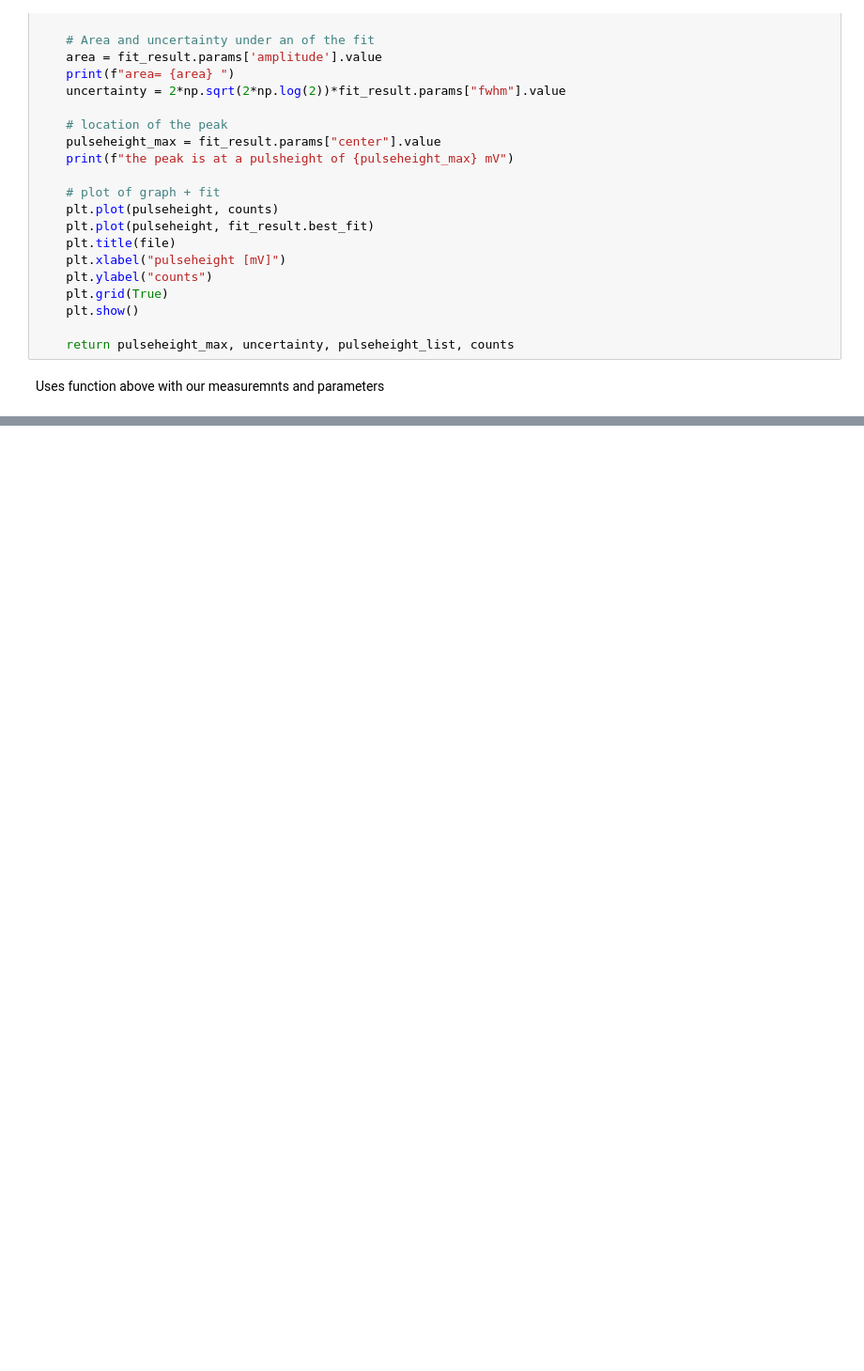
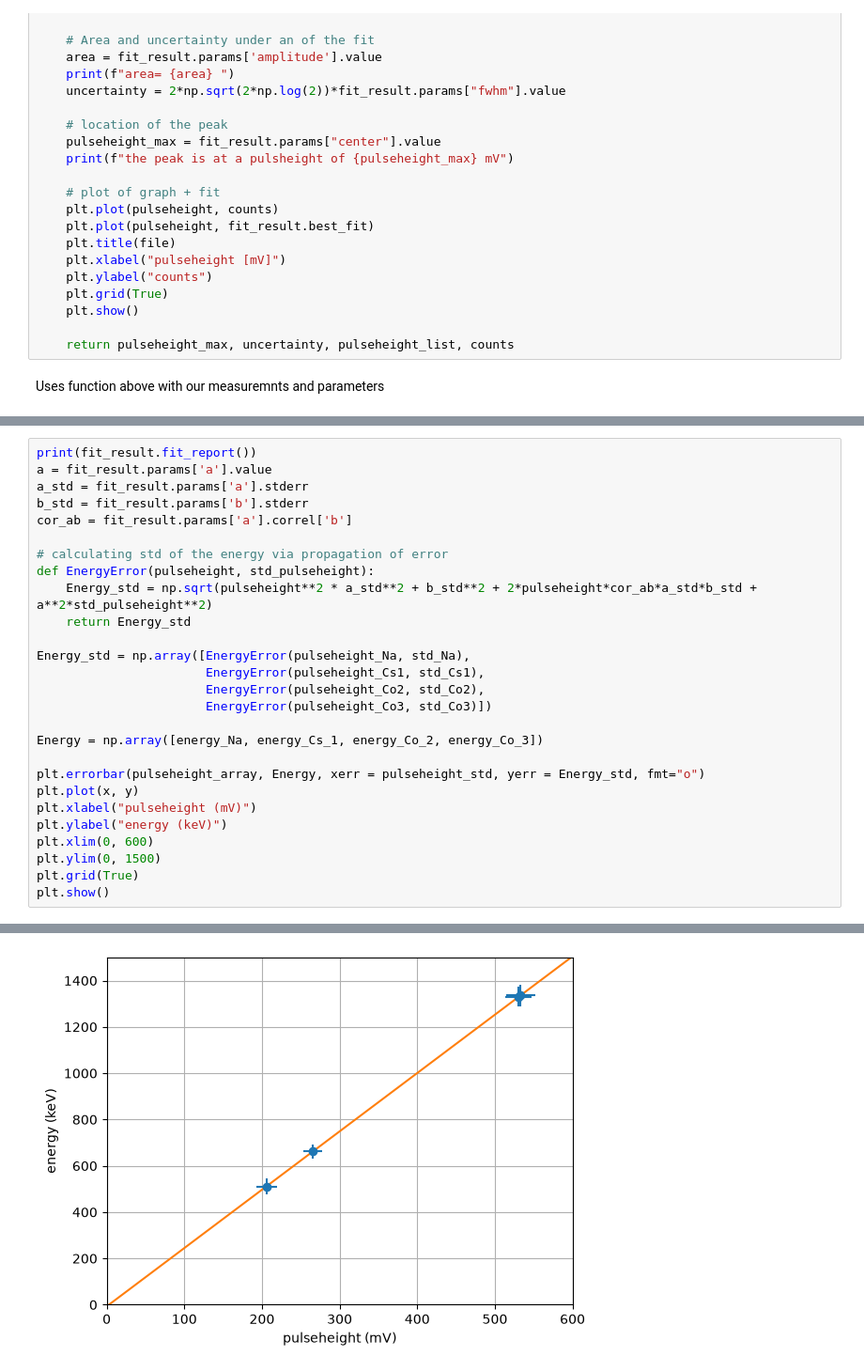
Before and after one commit to edwarddrenth/NSP2-particle-physics, a Jupyter notebook: fit.ipynb, the cells around one changed output, grey strips where cells are left out. Shown at 94% size. Cells and saved outputs as stored; diff of their text form; blank space fills up the shorter version.

```diff
--- a/fit.ipynb
+++ b/fit.ipynb
@@ -196,0 +211,28 @@ resolution_Cs_137_1 = 1.9909673665335637 en fmwh_Cs_137_1 = 13.180203966452192
+# %%
+print(fit_result.fit_report())
+a = fit_result.params['a'].value
+a_std = fit_result.params['a'].stderr
+b_std = fit_result.params['b'].stderr
+cor_ab = fit_result.params['a'].correl['b']
+
+# calculating std of the energy via propagation of error
+def EnergyError(pulseheight, std_pulseheight):
+    Energy_std = np.sqrt(pulseheight**2 * a_std**2 + b_std**2 + 2*pulseheight*cor_ab*a_std*b_std + a**2*std_pulseheight**2)
+    return Energy_std
+
+Energy_std = np.array([EnergyError(pulseheight_Na, std_Na),
+                       EnergyError(pulseheight_Cs1, std_Cs1),
+                       EnergyError(pulseheight_Co2, std_Co2),
+                       EnergyError(pulseheight_Co3, std_Co3)])
+
+Energy = np.array([energy_Na, energy_Cs_1, energy_Co_2, energy_Co_3])
+
+plt.errorbar(pulseheight_array, Energy, xerr = pulseheight_std, yerr = Energy_std, fmt="o")
+plt.plot(x, y)
+plt.xlabel("pulseheight (mV)")
+plt.ylabel("energy (keV)")
+plt.xlim(0, 600)
+plt.ylim(0, 1500)
+plt.grid(True)
+plt.show()
+# %% [output]
@@ -196,0 +256 @@ resolution_Cs_137_1 = 1.9909673665335637 en fmwh_Cs_137_1 = 13.180203966452192
+[figure, added]
```
Also changed, not shown: parts of 5 cells of this notebook.
